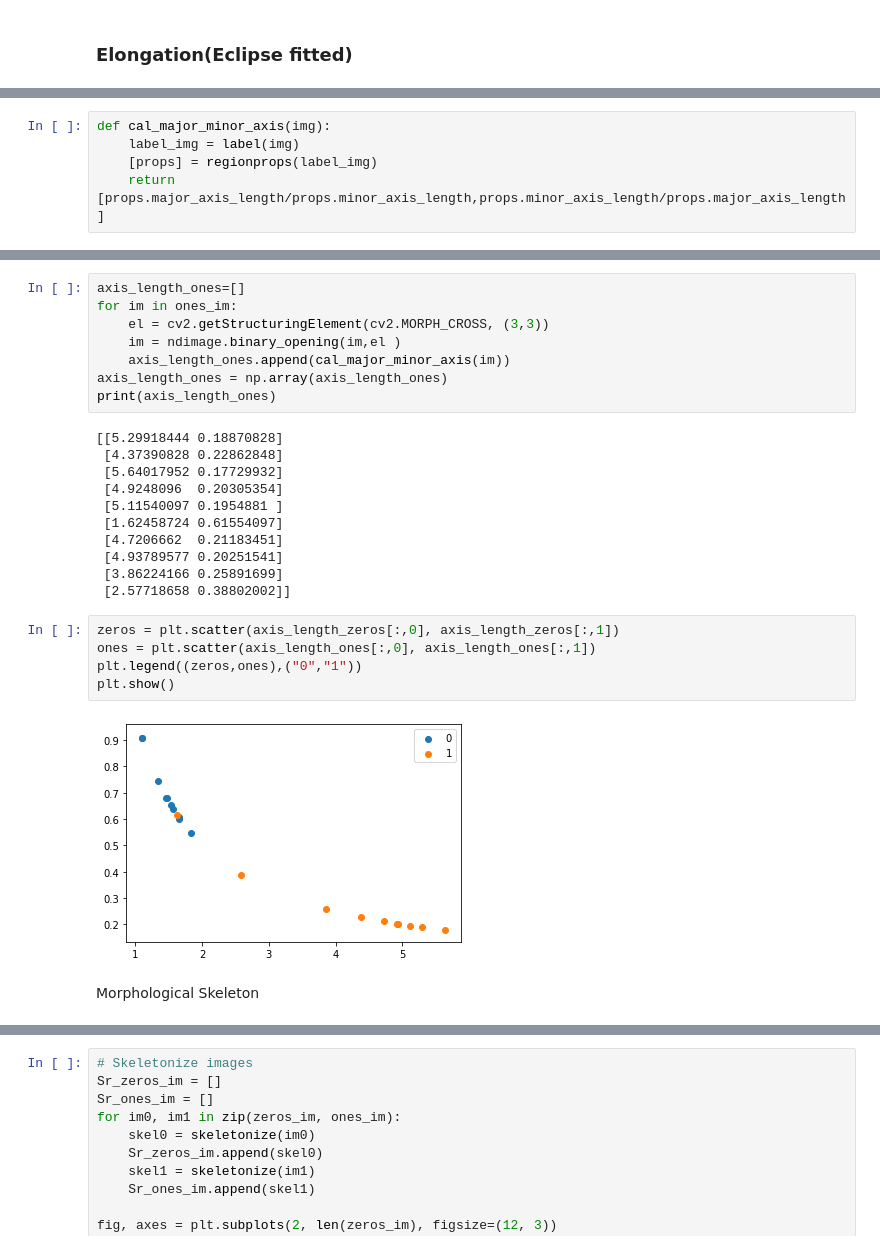
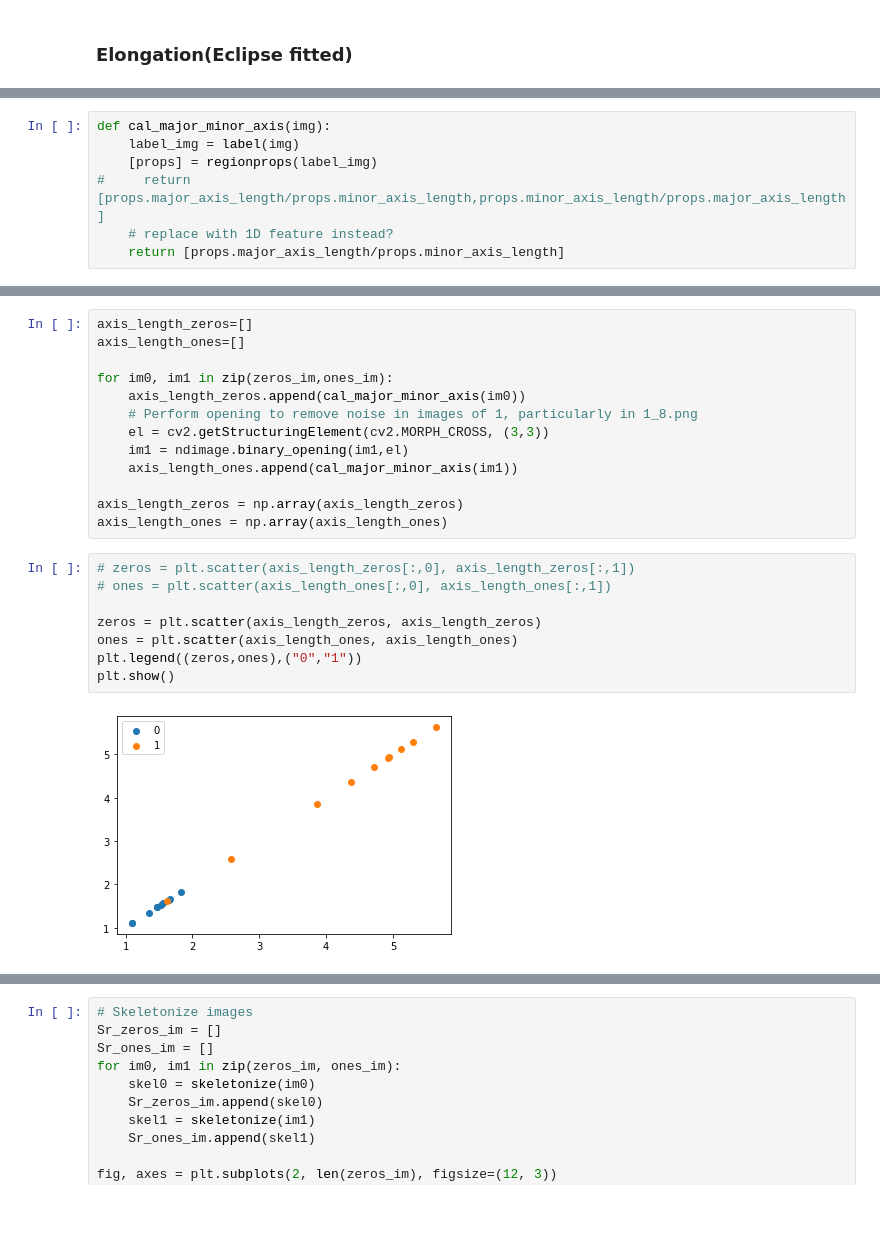
Before and after one commit to Jiang15/Image_analysis_and_pattern-recognition, a Jupyter notebook: Lab 2/lab_02_object_description.ipynb, the cells around one changed output, grey strips where cells are left out. Drawn from its saved outputs; the diff is of its cells as text; blank space fills up the shorter version.

```diff
--- a/Lab 2/lab_02_object_description.ipynb
+++ b/Lab 2/lab_02_object_description.ipynb
@@ -542,4 +528,6 @@ elongation_plot(ones_im[0])
 def cal_major_minor_axis(img):
     label_img = label(img)
     [props] = regionprops(label_img)
-    return [props.major_axis_length/props.minor_axis_length,props.minor_axis_length/props.major_axis_length]
+#     return [props.major_axis_length/props.minor_axis_length,props.minor_axis_length/props.major_axis_length]
+    # replace with 1D feature instead?
+    return [props.major_axis_length/props.minor_axis_length]
@@ -563,28 +534,23 @@ print(axis_length_zeros)
 # %%
+axis_length_zeros=[]
 axis_length_ones=[]
-for im in ones_im:
+
+for im0, im1 in zip(zeros_im,ones_im):
+    axis_length_zeros.append(cal_major_minor_axis(im0))
+    # Perform opening to remove noise in images of 1, particularly in 1_8.png
     el = cv2.getStructuringElement(cv2.MORPH_CROSS, (3,3))
-    im = ndimage.binary_opening(im,el )
-    axis_length_ones.append(cal_major_minor_axis(im))
+    im1 = ndimage.binary_opening(im1,el)
+    axis_length_ones.append(cal_major_minor_axis(im1))
+
+axis_length_zeros = np.array(axis_length_zeros)
 axis_length_ones = np.array(axis_length_ones)
-print(axis_length_ones)
-# %% [output]
-[[5.29918444 0.18870828]
- [4.37390828 0.22862848]
- [5.64017952 0.17729932]
- [4.9248096  0.20305354]
- [5.11540097 0.1954881 ]
- [1.62458724 0.61554097]
- [4.7206662  0.21183451]
- [4.93789577 0.20251541]
- [3.86224166 0.25891699]
- [2.57718658 0.38802002]]
 # %%
-zeros = plt.scatter(axis_length_zeros[:,0], axis_length_zeros[:,1])
-ones = plt.scatter(axis_length_ones[:,0], axis_length_ones[:,1])
+# zeros = plt.scatter(axis_length_zeros[:,0], axis_length_zeros[:,1])
+# ones = plt.scatter(axis_length_ones[:,0], axis_length_ones[:,1])
+
+zeros = plt.scatter(axis_length_zeros, axis_length_zeros)
+ones = plt.scatter(axis_length_ones, axis_length_ones)
 plt.legend((zeros,ones),("0","1"))
 plt.show()
 # %% [output]
-[figure, old version]
+[figure, new version]
-# %% [markdown]
-Morphological Skeleton
```
Also changed, not shown: parts of 51 cells of this notebook.
